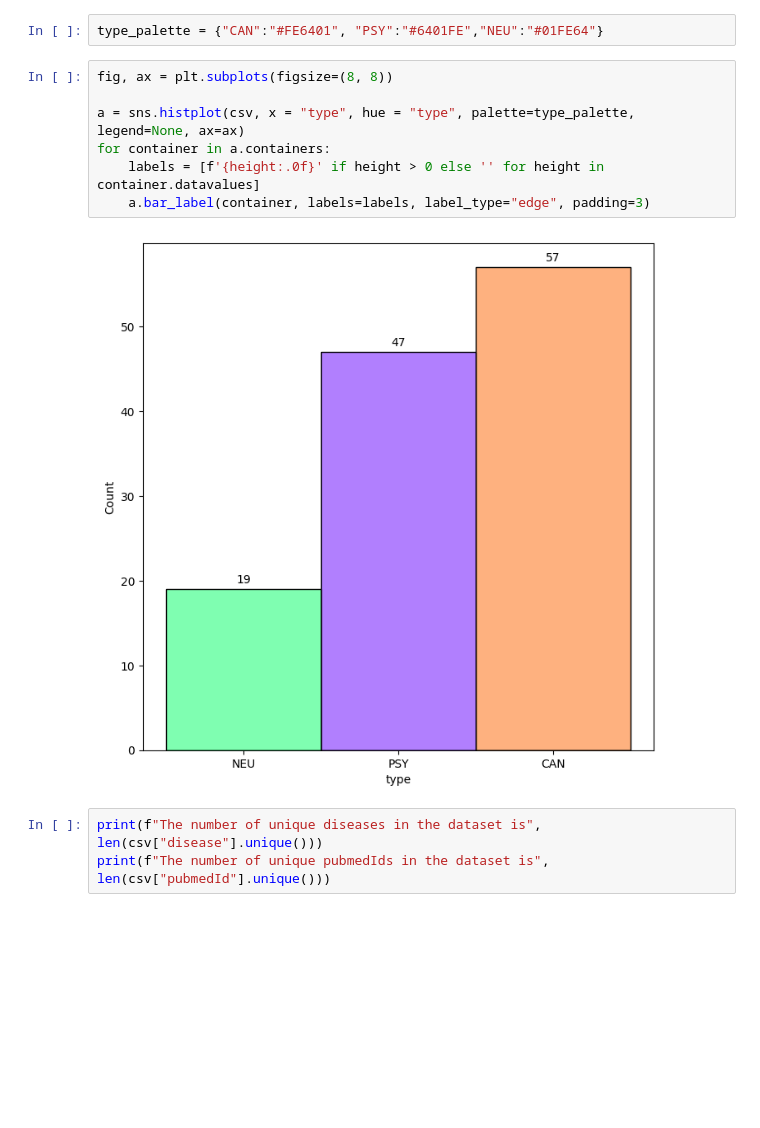
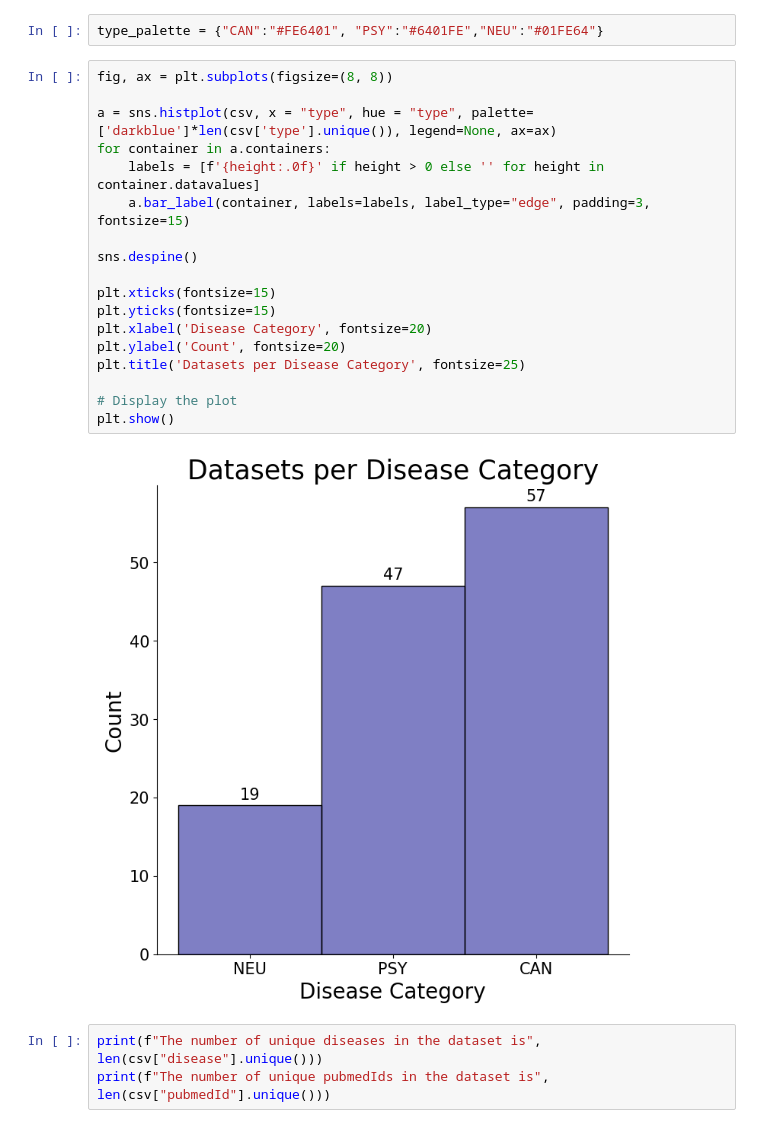
Before and after one commit to MFloresRodero/SOROLLA-gencor, a Jupyter notebook: scripts/pipeline/00_post_selection_EGA_sumstats.ipynb, the cells around one changed output. Cells and saved outputs as stored; diff of their text form; blank space fills up the shorter version.

Commit message:
Updated script for adding beta, minor modifications in other visualization notebooks.

```diff
--- a/scripts/pipeline/00_post_selection_EGA_sumstats.ipynb
+++ b/scripts/pipeline/00_post_selection_EGA_sumstats.ipynb
@@ -47,12 +57,23 @@ type_palette = {"CAN":"#FE6401", "PSY":"#6401FE","NEU":"#01FE64"}
 # %%
 fig, ax = plt.subplots(figsize=(8, 8))
 
-a = sns.histplot(csv, x = "type", hue = "type", palette=type_palette, legend=None, ax=ax)
+a = sns.histplot(csv, x = "type", hue = "type", palette=['darkblue']*len(csv['type'].unique()), legend=None, ax=ax)
 for container in a.containers:
     labels = [f'{height:.0f}' if height > 0 else '' for height in container.datavalues]
-    a.bar_label(container, labels=labels, label_type="edge", padding=3)
+    a.bar_label(container, labels=labels, label_type="edge", padding=3, fontsize=15)
+
+sns.despine()
+
+plt.xticks(fontsize=15)
+plt.yticks(fontsize=15)
+plt.xlabel('Disease Category', fontsize=20)
+plt.ylabel('Count', fontsize=20)
+plt.title('Datasets per Disease Category', fontsize=25)
+
+# Display the plot
+plt.show()
 # %% [output]
-[figure, old version]
+[figure, new version]
 # %%
 print(f"The number of unique diseases in the dataset is", len(csv["disease"].unique()))
 print(f"The number of unique pubmedIds in the dataset is", len(csv["pubmedId"].unique()))
```
Also changed, not shown: parts of 15 cells of this notebook, 3 other files.
